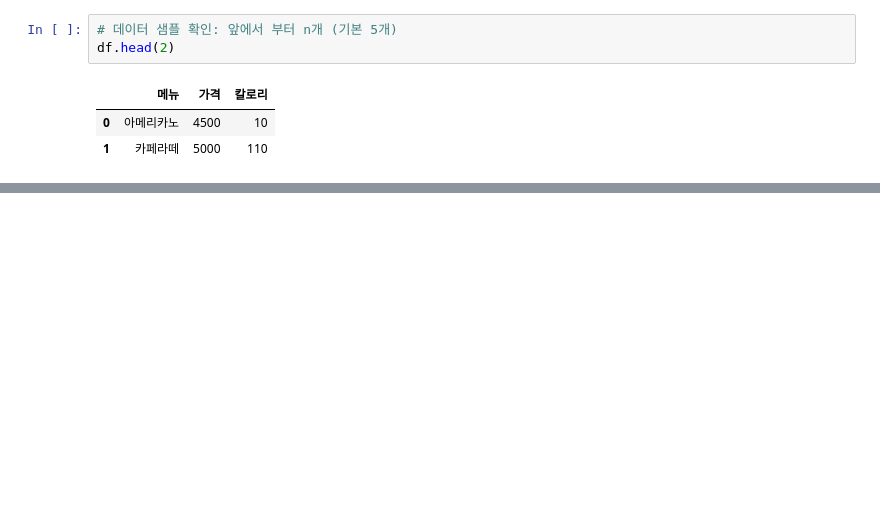
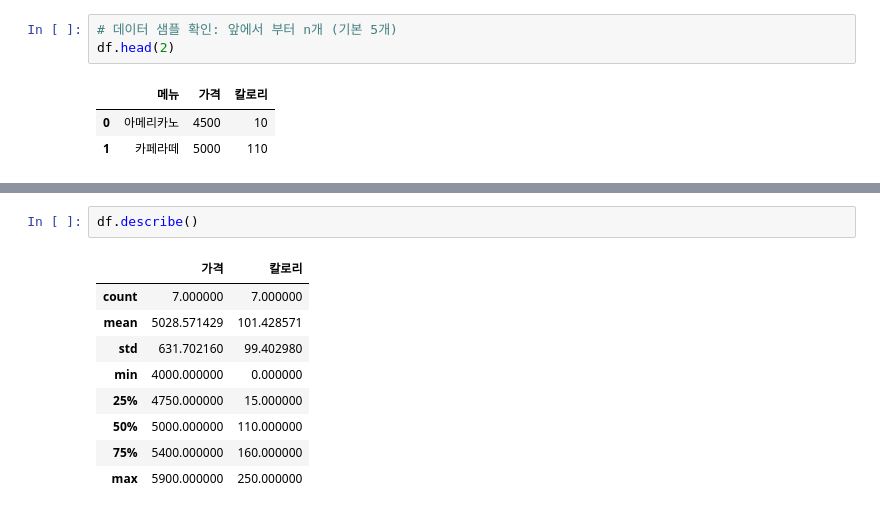
Before and after one commit to va4756/algio_sklearn, a Jupyter notebook: bigdata_sinagong_part1.ipynb, the cells around one changed output, grey strips where cells are left out. Drawn from its saved outputs; the diff is of its cells as text; blank space fills up the shorter version.

```diff
--- a/bigdata_sinagong_part1.ipynb
+++ b/bigdata_sinagong_part1.ipynb
@@ -147,0 +230,12 @@ df.head(2)
+# %%
+df.describe()
+# %% [output]
+|  | 가격 | 칼로리 |
+| count | 7.000000 | 7.000000 |
+| mean | 5028.571429 | 101.428571 |
+| std | 631.702160 | 99.402980 |
+| min | 4000.000000 | 0.000000 |
+| 25% | 4750.000000 | 15.000000 |
+| 50% | 5000.000000 | 110.000000 |
+| 75% | 5400.000000 | 160.000000 |
+| max | 5900.000000 | 250.000000 |
```
Also changed, not shown: parts of 29 cells of this notebook.
